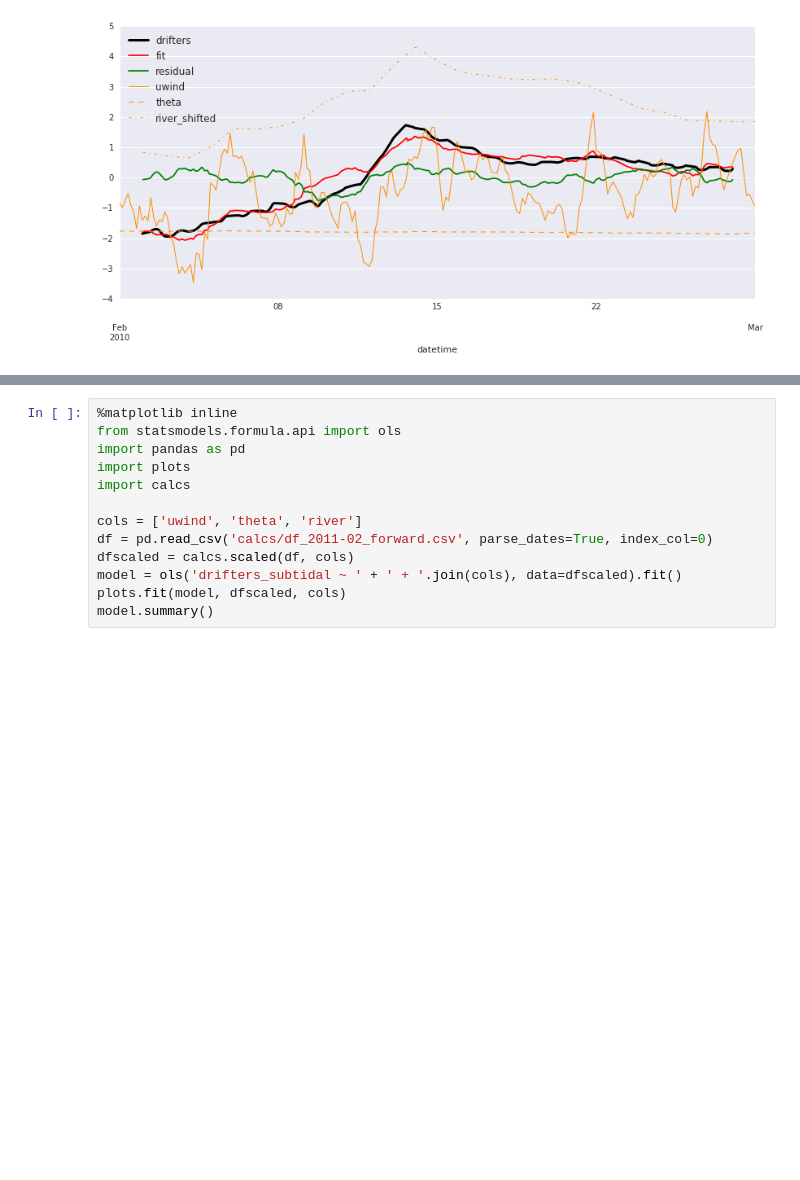
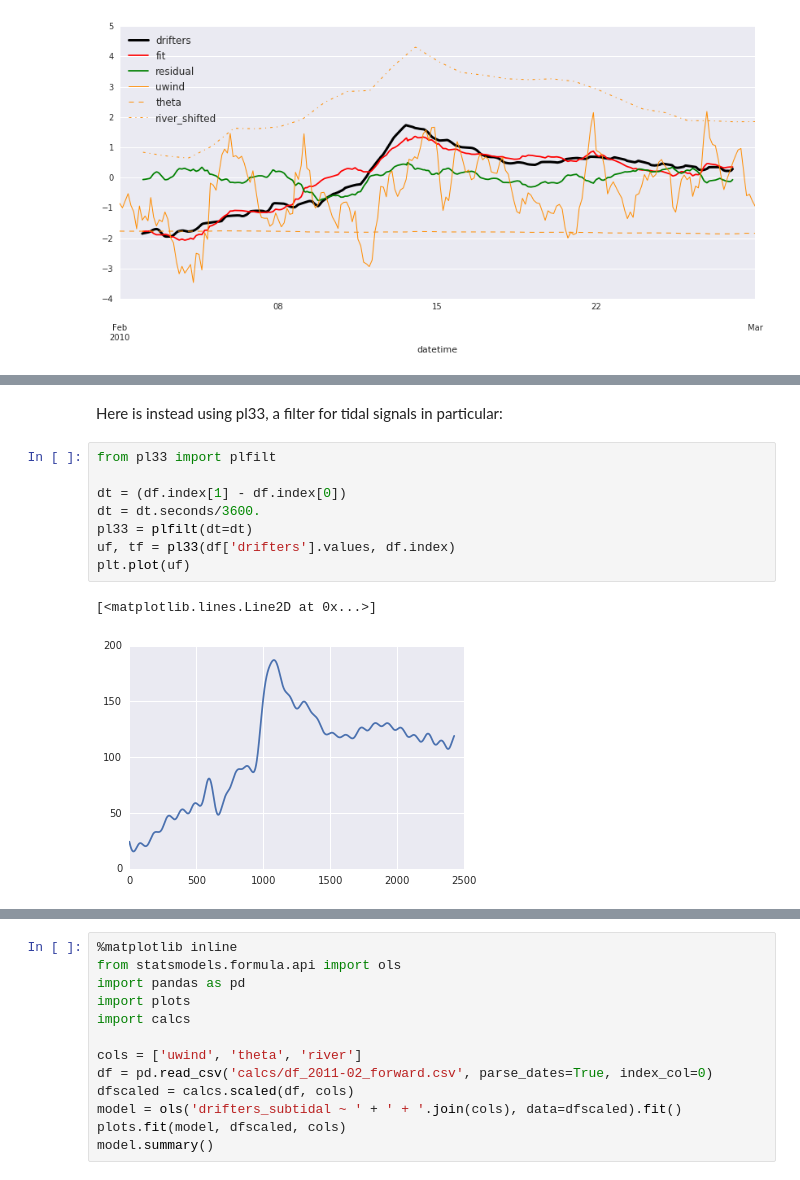
Before and after one commit to kthyng/bay, a Jupyter notebook: summary.ipynb, the cells around one changed output, grey strips where cells are left out. Saved outputs shown, nothing was run; the diff lists cells and outputs as text; blank space fills up the shorter version.

```diff
--- a/summary.ipynb
+++ b/summary.ipynb
@@ -155,0 +181,13 @@ CROSS CORRELATIONS TO SHIFT RIVER RELATIVE TO DRIFTERS MUST BE WRONG FOR SOME OF
+# %% [markdown]
+Here is instead using pl33, a filter for tidal signals in particular:
+# %%
+from pl33 import plfilt
+
+dt = (df.index[1] - df.index[0])
+dt = dt.seconds/3600.
+pl33 = plfilt(dt=dt)
+uf, tf = pl33(df['drifters'].values, df.index)
+plt.plot(uf)
+# %% [output]
+[<matplotlib.lines.Line2D at 0x...>]
+[figure, added]
```
Also changed, not shown: parts of 19 cells of this notebook, 3 other files.
